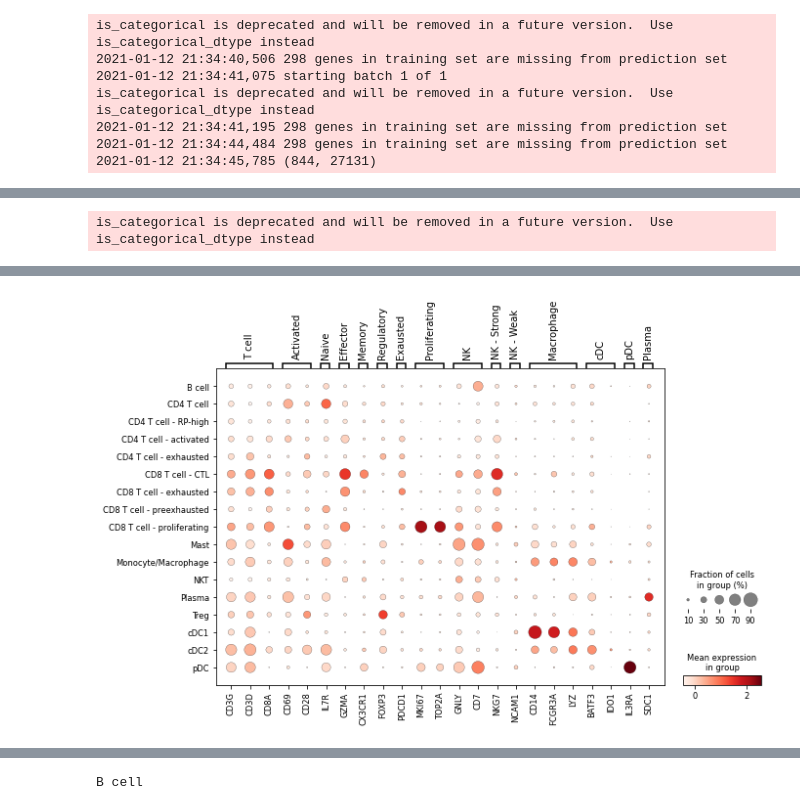
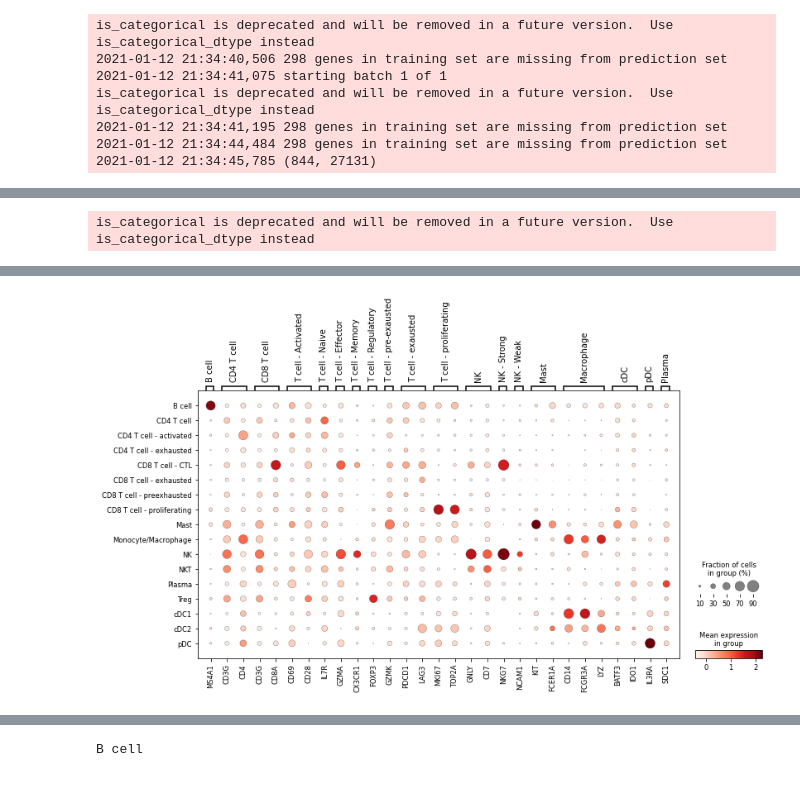
Before and after one commit to ding-lab/pollock, a Jupyter notebook: notebooks/panimmune_analysis-new.ipynb, the cells around one changed output, grey strips where cells are left out. Saved outputs shown, nothing was run; the diff lists cells and outputs as text; code cells hidden in the pictures.

```diff
--- a/notebooks/panimmune_analysis-new.ipynb
+++ b/notebooks/panimmune_analysis-new.ipynb
@@ -175,0 +226,4 @@ metadata on a dtype may be saved or ignored, but will raise if saved when read.
+# %%
+import matplotlib
+matplotlib.rcParams['pdf.fonttype'] = 42
+matplotlib.rcParams['ps.fonttype'] = 42
@@ -702,0 +1449,2 @@ is_categorical is deprecated and will be removed in a future version.  Use is_ca
+# %%
+explain = sc.read_h5ad(os.path.join(DATA_DIR, 'explain_panimmune_breast_module.h5ad'))
@@ -747 +1539,23 @@ sc.pl.umap(feature_adata, color=['predicted_cell_type', 'disease', 'cell_type_pr
+# %%
+marker_genes = {
+    'B cell': ['MS4A1'],
+    'CD4 T cell': ['CD3G', 'CD4'],
+    'CD8 T cell': ['CD3G', 'CD8A'],
+    'T cell - Activated': ['CD69', 'CD28'],
+    'T cell - Naive': ['IL7R'],
+    'T cell - Effector': ['GZMA'],
+    'T cell - Memory': ['CX3CR1'],
+    'T cell - Regulatory': ['FOXP3'],
+    'T cell - pre-exausted': ['GZMK'],
+    'T cell - exausted': ['PDCD1', 'LAG3'],
+    'T cell - proliferating': ['MKI67', 'TOP2A'],
+    'NK': ['GNLY', 'CD7'],
+    'NK - Strong': ['NKG7'],
+    'NK - Weak': ['NCAM1'],
+    'Mast': ['KIT', 'FCER1A'],
+    'Macrophage': ['CD14', 'FCGR3A', 'LYZ'],
+    'cDC': ['BATF3','IDO1'],
+    'pDC': ['IL3RA'],
+    'Plasma': ['SDC1'],
+}
 # %%
@@ -791,4 +1605,6 @@ marker_genes = {
+# %%
+sc.settings.figdir = DATA_DIR
 # %%
-sc.pl.dotplot(feature_adata, marker_genes, groupby='predicted_cell_type')
+sc.pl.dotplot(feature_adata, marker_genes, groupby='predicted_cell_type', save='expression_dots.pdf')
 # %% [output]
 is_categorical is deprecated and will be removed in a future version.  Use is_categorical_dtype instead
@@ -795 +1612 @@ is_categorical is deprecated and will be removed in a future version.  Use is_ca
-[figure, old version]
+[figure, new version]
```
Also changed, not shown: parts of 119 cells of this notebook, 8 other files.
